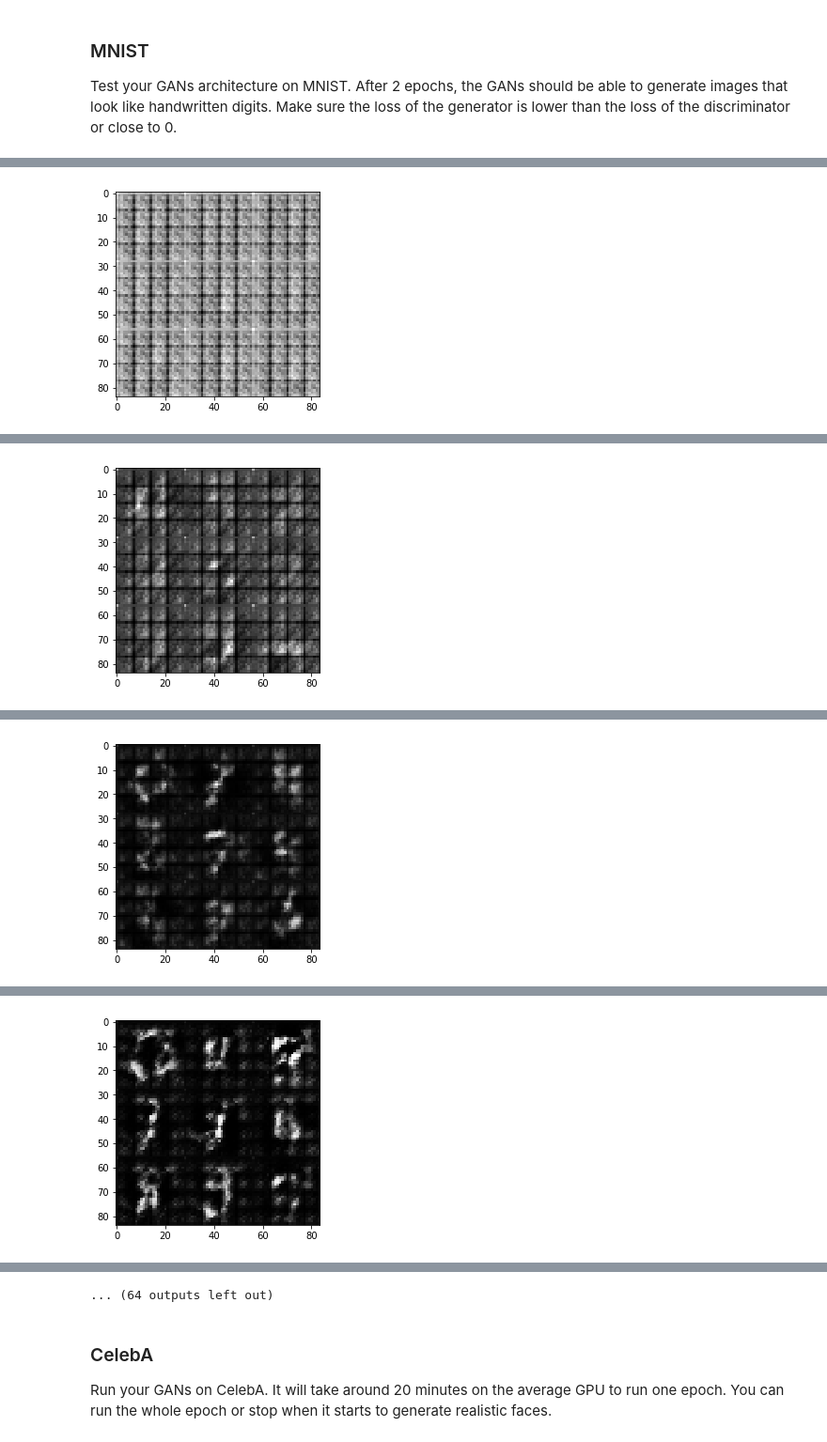
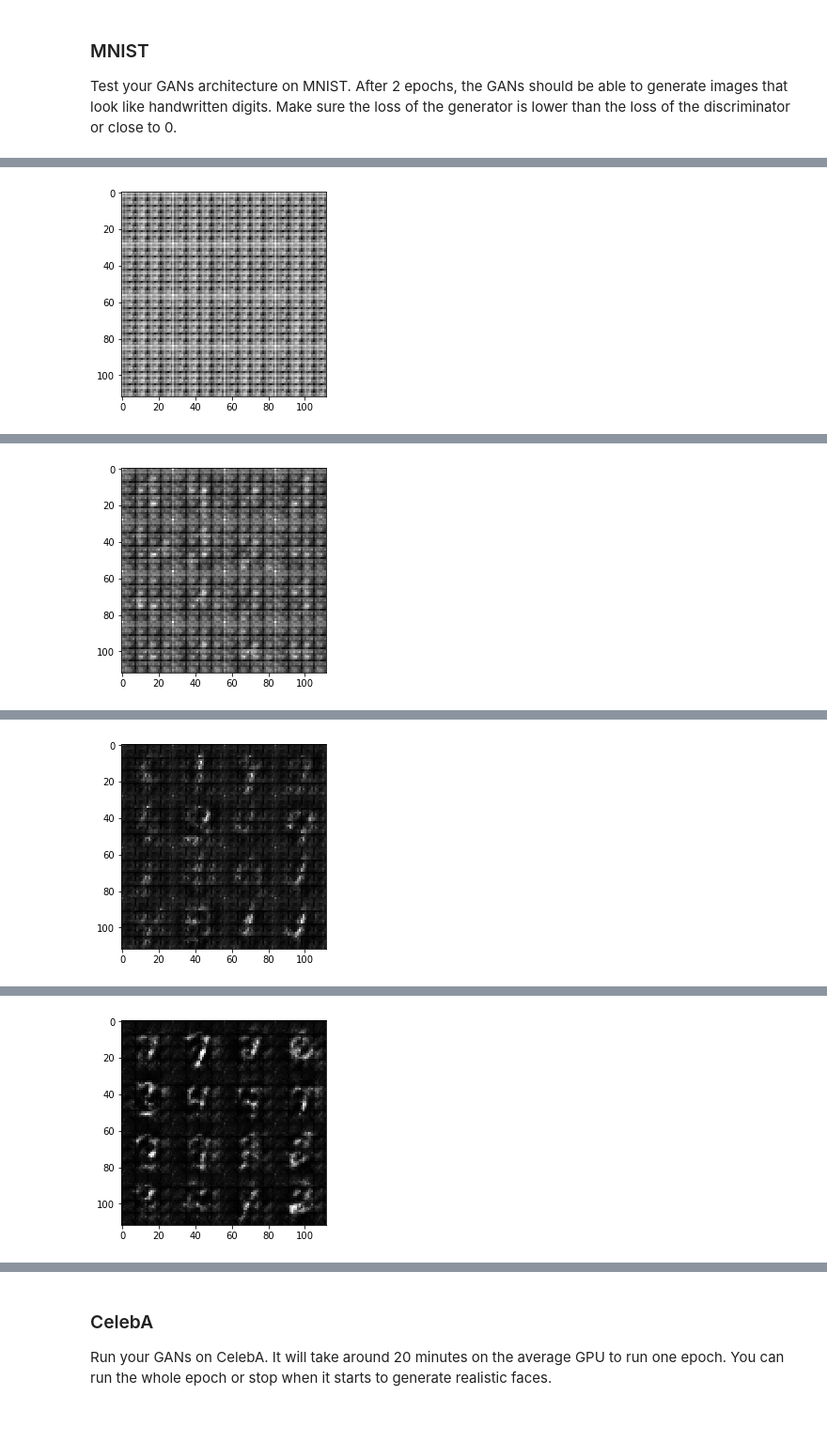
Before and after one commit to strandbygaard/deep-learning, a Jupyter notebook: face_generation/dlnd_face_generation-v2.ipynb, the cells around one changed output, grey strips where cells are left out. Shown at 94% size. Cells and saved outputs as stored; diff of their text form; code cells hidden in the pictures.

Commit message:
added xaviar weight initialization and dropout

```diff
--- a/face_generation/dlnd_face_generation-v2.ipynb
+++ b/face_generation/dlnd_face_generation-v2.ipynb
@@ -187,21 +195,31 @@ def generator(z, out_channel_dim, is_train=True):
         layers = tf.layers.batch_normalization(layers, training=is_train)
         layers = tf.maximum(alpha * layers, layers)
 
-        layers = tf.layers.conv2d_transpose(layers, 512, 5, strides=2, padding='same')
+        layers = tf.layers.dropout(layers, 0.8)
+
+        layers = tf.layers.conv2d_transpose(layers, 512, 5, strides=2, padding='same', kernel_initializer=tf.contrib.layers.xavier_initializer())
         layers = tf.layers.batch_normalization(layers, training=is_train)
         layers = tf.maximum(alpha * layers, layers)
 
-        layers = tf.layers.conv2d_transpose(layers, 256, 5, strides=2, padding='same')
+        layers = tf.layers.dropout(layers, 0.8)
+
+        layers = tf.layers.conv2d_transpose(layers, 256, 5, strides=2, padding='same', kernel_initializer=tf.contrib.layers.xavier_initializer())
         layers = tf.layers.batch_normalization(layers, training=is_train)
         layers = tf.maximum(alpha * layers, layers)
 
-        layers = tf.layers.conv2d_transpose(layers, 128, 5, strides=2, padding='same')
+        layers = tf.layers.dropout(layers, 0.8)
+
+        layers = tf.layers.conv2d_transpose(layers, 128, 5, strides=2, padding='same', kernel_initializer=tf.contrib.layers.xavier_initializer())
         layers = tf.layers.batch_normalization(layers, training=is_train)
         layers = tf.maximum(alpha * layers, layers)
 
-        layers = tf.layers.conv2d_transpose(layers, 64, 5, strides=2, padding='same')
+        layers = tf.layers.dropout(layers, 0.8)
+
+        layers = tf.layers.conv2d_transpose(layers, 64, 5, strides=2, padding='same', kernel_initializer=tf.contrib.layers.xavier_initializer())
         layers = tf.layers.batch_normalization(layers, training=is_train)
         layers = tf.maximum(alpha * layers, layers)
+
+        layers = tf.layers.dropout(layers, 0.8)
 
         layers = tf.layers.conv2d_transpose(layers, out_channel_dim, 3, strides=2, padding='same')
         layers = tf.image.resize_images(layers, size=(28, 28))
@@ -373,7 +391,8 @@ def train(epoch_count, batch_size, z_dim, learning_rate, beta1, get_batches, dat
                 sess.run(d_opt, feed_dict = {lr: learning_rate, real_input: batch_images, z_input : batch_z})
                 sess.run(g_opt, feed_dict = {lr: learning_rate, z_input: batch_z})
 
-                if count % (10 * epoch_count) == 0:
+                ## only sample every 10, and skip the first 100 (to get stable loss)
+                if count % (10 * epoch_count) == 0 and count > 100:
                     train_loss_d = sess.run(d_loss, feed_dict = { real_input : batch_images, z_input : batch_z})
                     train_loss_g = sess.run(g_loss, feed_dict =  { z_input : batch_z})
                     losses.append((train_loss_d, train_loss_g))
@@ -383,11 +402,14 @@ def train(epoch_count, batch_size, z_dim, learning_rate, beta1, get_batches, dat
                           "g_loss: {:.4f}".format(train_loss_g),
                           "Elapsed: {0:g}m{0:g}s".format(elapsed_time//60,elapsed_time % 60))
 
-                if count % (100 * epoch_count) == 0:
+                if count % 100 == 0 and epoch_count <= 2:
                     print("Sample output")
-                    show_generator_output(sess, 10, z_input, out_channel_dim, data_image_mode)
+                    show_generator_output(sess, 16, z_input, out_channel_dim, data_image_mode)
 
                 count +=1
+
+            print("Sample output")
+            show_generator_output(sess, 16, z_input, out_channel_dim, data_image_mode)
 
     fig, ax = pyplot.subplots()
     losses = np.array(losses)
@@ -402,7 +424,7 @@ Test your GANs architecture on MNIST.  After 2 epochs, the GANs should be able t
 # %%
 batch_size = 32
 z_dim = 100
-learning_rate = 0.0002
+learning_rate = 0.0001
 beta1 = 0.5
 tf.reset_default_graph()
 
@@ -435,2 +452,2 @@ Epoch 1/2... Step 100... d_loss: 0.6124... g_loss: 1.9495 Elapsed: 1m1s
 Sample output
-[figure, old version]
+[figure, new version]
@@ -447,2 +459,2 @@ Epoch 1/2... Step 200... d_loss: 1.1052... g_loss: 0.9806 Elapsed: 2m2s
 Sample output
-[figure, old version]
+[figure, new version]
@@ -459,2 +466,2 @@ Epoch 1/2... Step 300... d_loss: 1.4415... g_loss: 0.5106 Elapsed: 3m3s
 Sample output
-[figure, old version]
+[figure, new version]
@@ -471,2 +473,2 @@ Epoch 1/2... Step 400... d_loss: 1.1793... g_loss: 0.7136 Elapsed: 5m5s
 Sample output
-[figure, old version]
+[figure, new version]
@@ -497,4 +478,3 @@ Sample output
-... (64 outputs left out)
 # %% [markdown]
 ### CelebA
 Run your GANs on CelebA.  It will take around 20 minutes on the average GPU to run one epoch.  You can run the whole epoch or stop when it starts to generate realistic faces.
```
Also changed, not shown: parts of 2 cells of this notebook.
